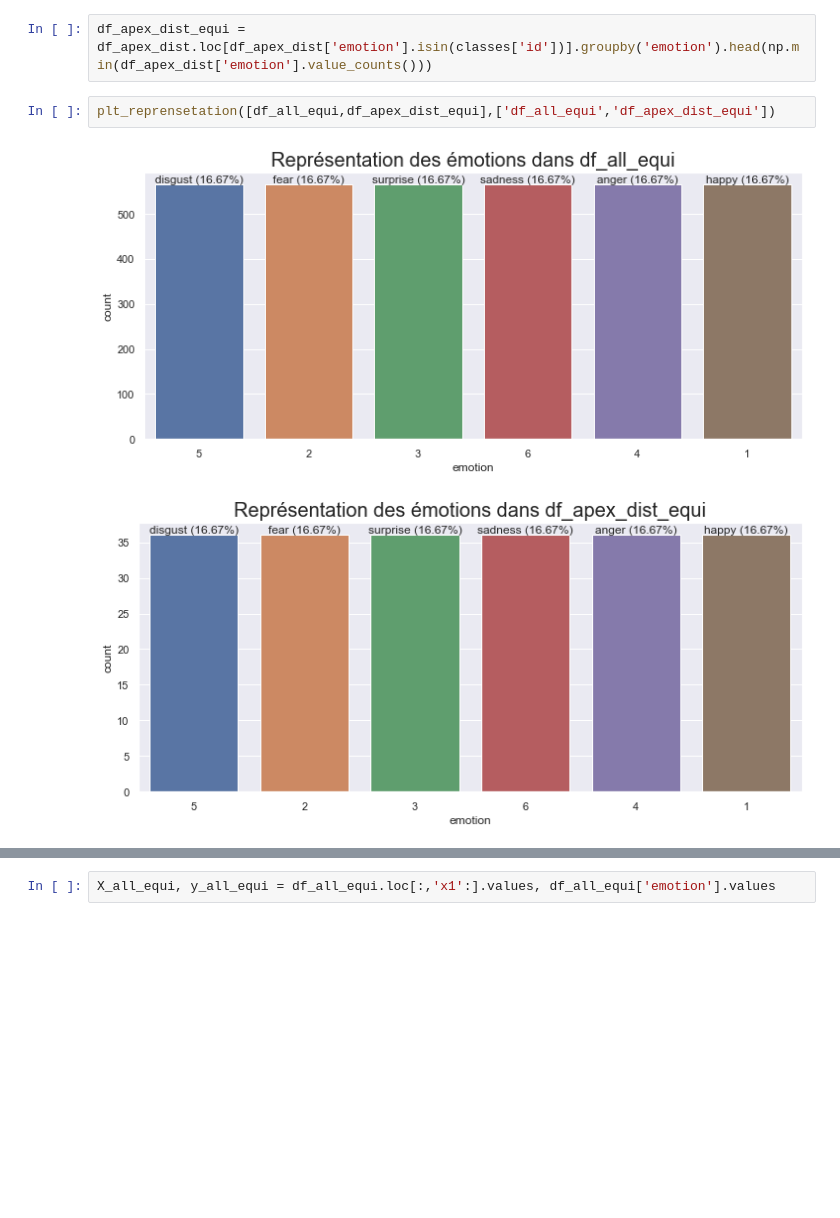
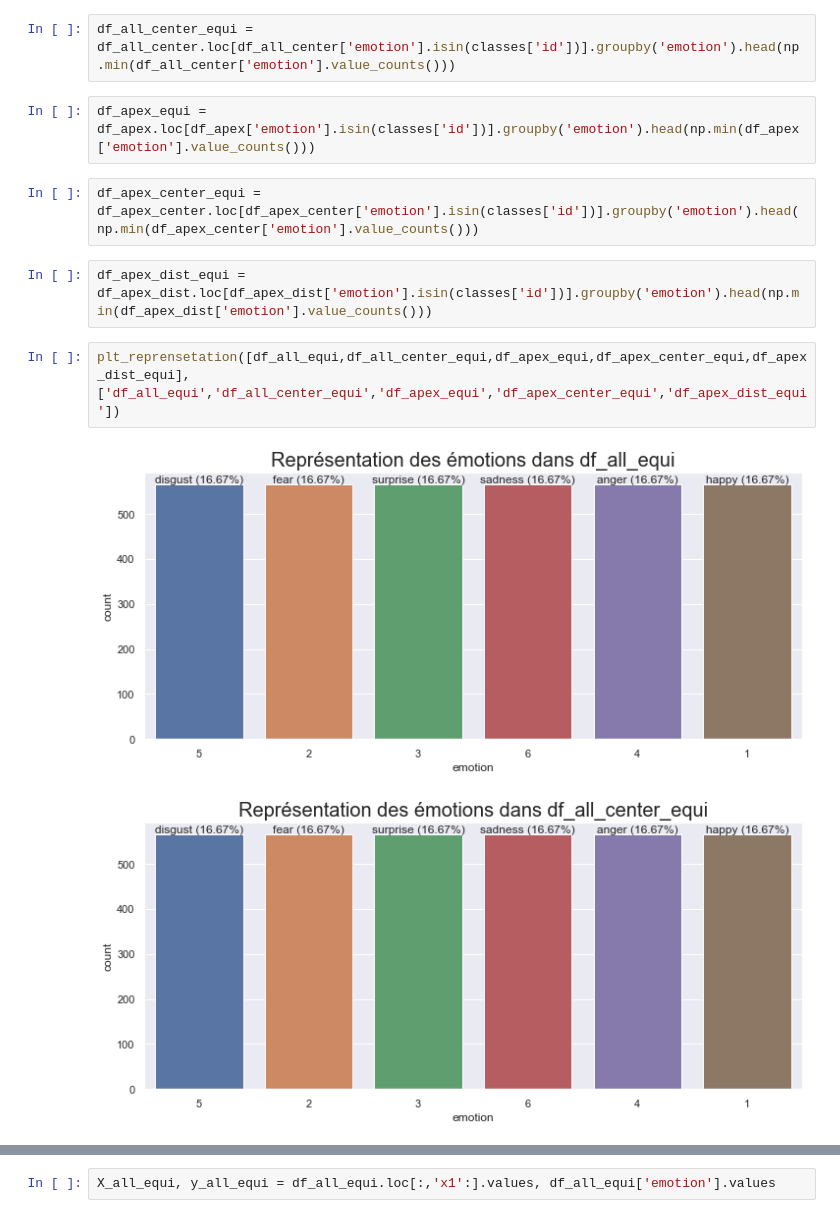
Before and after one commit to patherstevenson/M1-PROJECT-DS, a Jupyter notebook: project.ipynb, the cells around one changed output, grey strips where cells are left out. Drawn from its saved outputs; the diff is of its cells as text; blank space fills up the shorter version.

```diff
--- a/project.ipynb
+++ b/project.ipynb
@@ -907,10 +904,16 @@ Conclusion :
 Dans cette deuxième approche nous allons étudier si le fait de garantir l'équilibre entre le nombre d'instances de chaque expression, fait varier nos résultats.
 # %%
 df_all_equi = df_all.loc[df_all['emotion'].isin(classes['id'])].groupby('emotion').head(np.min(df_all['emotion'].value_counts()))
+# %%
+df_all_center_equi = df_all_center.loc[df_all_center['emotion'].isin(classes['id'])].groupby('emotion').head(np.min(df_all_center['emotion'].value_counts()))
+# %%
+df_apex_equi = df_apex.loc[df_apex['emotion'].isin(classes['id'])].groupby('emotion').head(np.min(df_apex['emotion'].value_counts()))
+# %%
+df_apex_center_equi = df_apex_center.loc[df_apex_center['emotion'].isin(classes['id'])].groupby('emotion').head(np.min(df_apex_center['emotion'].value_counts()))
 # %%
 df_apex_dist_equi = df_apex_dist.loc[df_apex_dist['emotion'].isin(classes['id'])].groupby('emotion').head(np.min(df_apex_dist['emotion'].value_counts()))
 # %%
-plt_reprensetation([df_all_equi,df_apex_dist_equi],['df_all_equi','df_apex_dist_equi'])
+plt_reprensetation([df_all_equi,df_all_center_equi,df_apex_equi,df_apex_center_equi,df_apex_dist_equi],['df_all_equi','df_all_center_equi','df_apex_equi','df_apex_center_equi','df_apex_dist_equi'])
 # %% [output]
 [figure]
-[figure, old version]
+[figure, new version]
```
Also changed, not shown: parts of 33 cells of this notebook.
